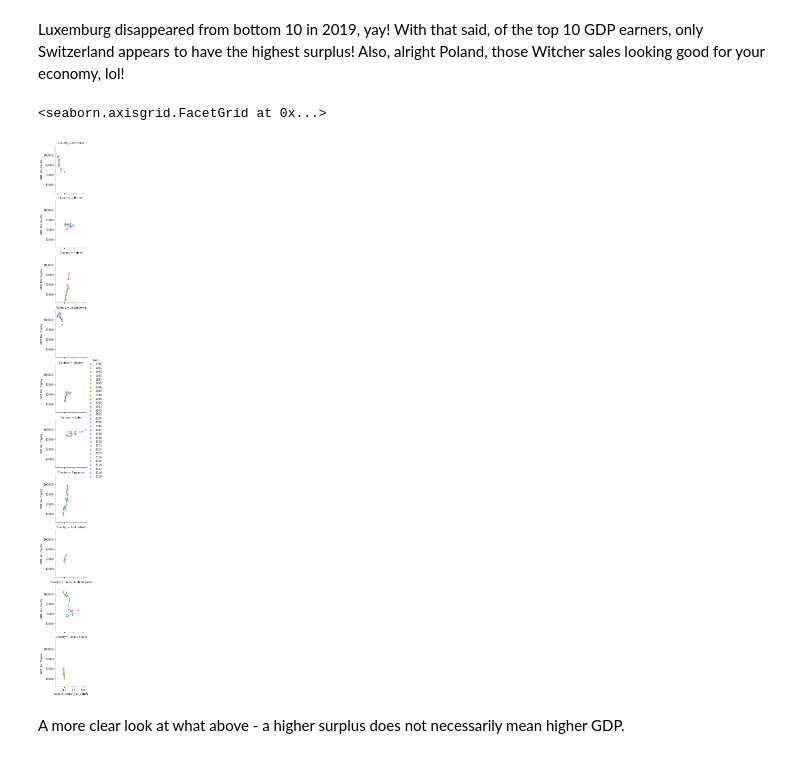
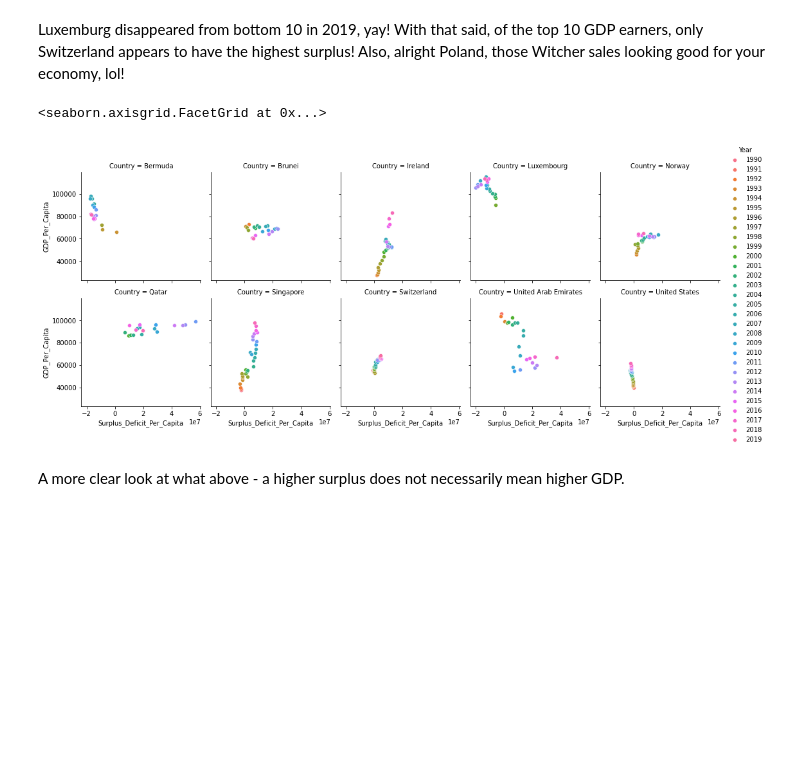
Before and after one commit to tomoumer/un_data_question-tomoumer, a Jupyter notebook: notebooks/UN_Data_Solo.ipynb, the cells around one changed output. Cells and saved outputs as stored; diff of their text form; code cells hidden in the pictures; blank space fills up the shorter version.

```diff
--- a/notebooks/UN_Data_Solo.ipynb
+++ b/notebooks/UN_Data_Solo.ipynb
@@ -28,6 +28,8 @@ trade = (
 )
 trade['Country'] = trade['Country'].str.replace('USA', 'United States')
 trade['Country'] = trade['Country'].str.replace('Brunei Darussalam', 'Brunei')
+trade['Country'] = trade['Country'].str.replace(r'Bolivia.+', 'Bolivia', regex=True)
+# note: had to use regex to rename Bolivia, because the parenthesis messed up the string Bolivia (Plurinational State of)
 # %%
 gdp_trade = pd.merge(gdp_df, trade, "inner", on=['Country', 'Year'])
 # %%
@@ -144,6 +147,7 @@ population = (
 )
 population['Country'] = population['Country'].str.replace('United States of America', 'United States')
 population['Country'] = population['Country'].str.replace('Brunei Darussalam', 'Brunei')
+population['Country'] = population['Country'].str.replace(r'Bolivia.+', 'Bolivia', regex=True)
 # %%
 gdp_trade_pop = pd.merge(gdp_trade, population, "inner", on=['Country', 'Year'])
 # %% [markdown]
@@ -318,14 +324,15 @@ Luxemburg disappeared from bottom 10 in 2019, yay! With that said, of the top 10
 # %%
 g6 = sns.FacetGrid(
     gdp_trade_pop.loc[gdp_trade_pop['Country'].isin(top10_gdp)],
-    row='Country',
+    col='Country',
+    col_wrap=5,
     hue='Year'
 )
 g6.map(sns.scatterplot, 'Surplus_Deficit_Per_Capita', 'GDP_Per_Capita')
 g6.add_legend()
 # %% [output]
 <seaborn.axisgrid.FacetGrid at 0x...>
-[figure, old version]
+[figure, new version]
 # %% [markdown]
 A more clear look at what above - a higher surplus does not necessarily mean higher GDP.
 # %%
```
Also changed, not shown: parts of 42 cells of this notebook.
